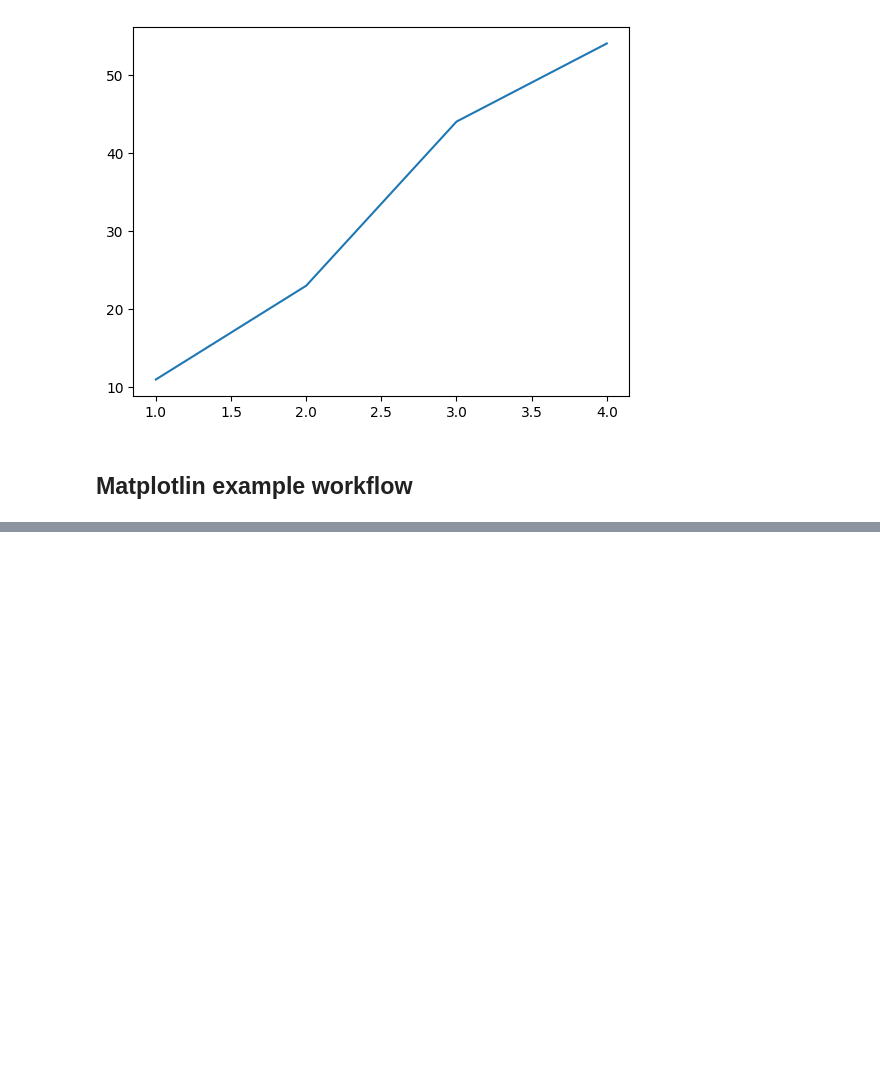
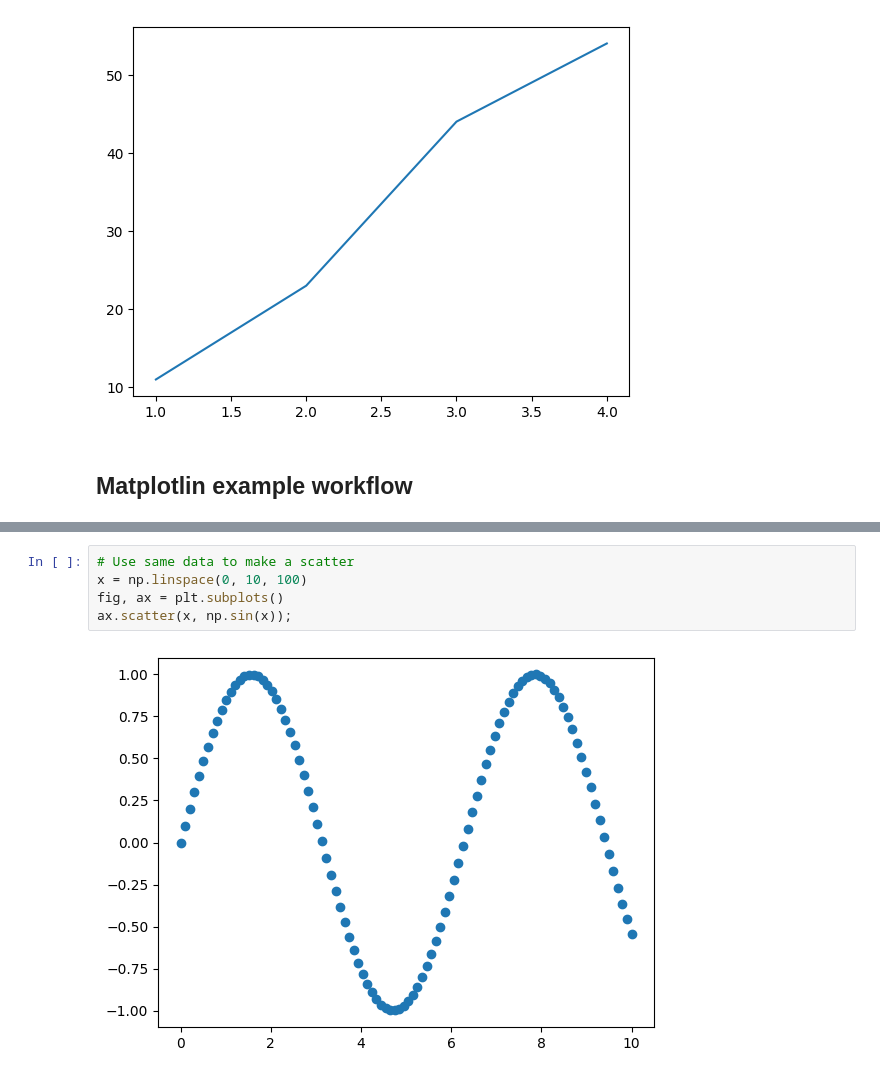
Before and after one commit to DucAnhNTT/ML-and-DS-learning, a Jupyter notebook: Introduction-to-Matplotlib.ipynb, the cells around one changed output, grey strips where cells are left out. Drawn from its saved outputs; the diff is of its cells as text; blank space fills up the shorter version.

```diff
--- a/Introduction-to-Matplotlib.ipynb
+++ b/Introduction-to-Matplotlib.ipynb
@@ -90,0 +172,7 @@ ax.plot(x, y)
+# %%
+# Use same data to make a scatter
+x = np.linspace(0, 10, 100)
+fig, ax = plt.subplots()
+ax.scatter(x, np.sin(x));
+# %% [output]
+[figure, added]
```
Also changed, not shown: parts of 15 cells of this notebook, 1 other file.
